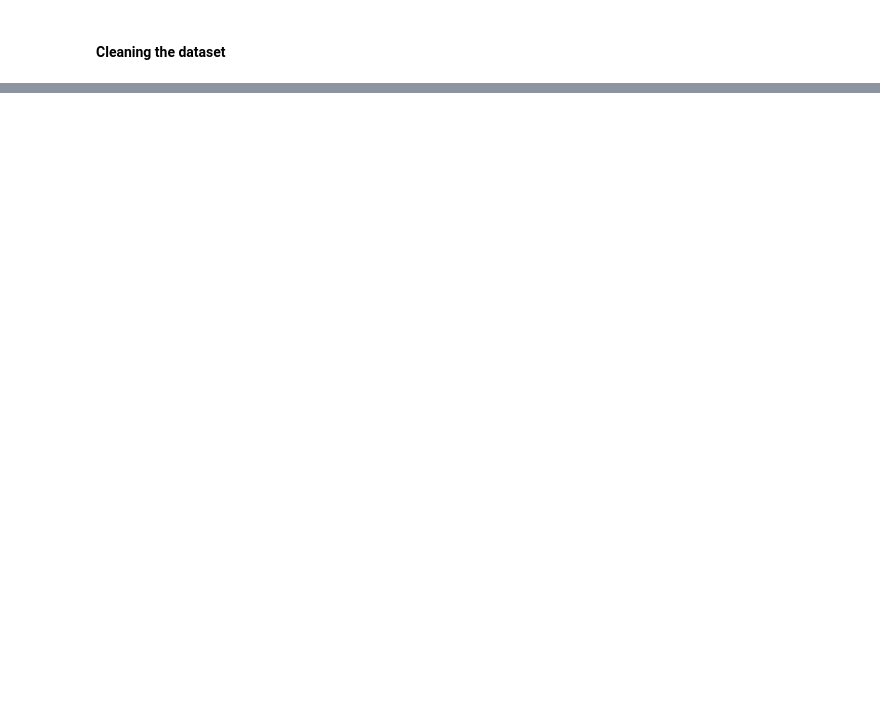
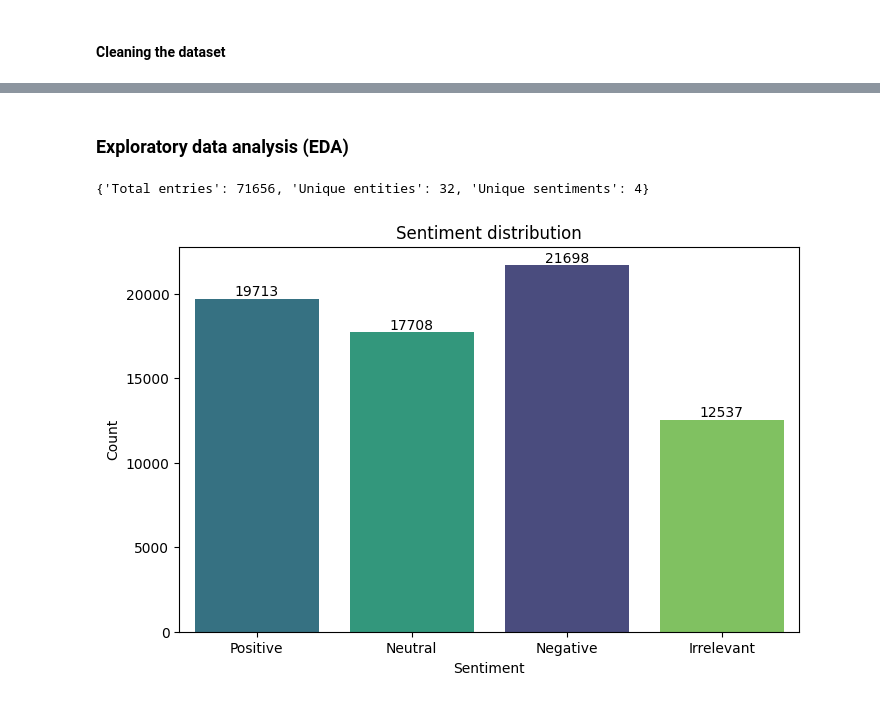
Before and after one commit to naty88/tweets_sentiment_classification, a Jupyter notebook: notebooks/EDA_analysis.ipynb, the cells around one changed output, grey strips where cells are left out. Saved outputs shown, nothing was run; the diff lists cells and outputs as text; code cells hidden in the pictures; blank space fills up the shorter version.

```diff
--- a/notebooks/EDA_analysis.ipynb
+++ b/notebooks/EDA_analysis.ipynb
@@ -24,0 +53,4 @@ df.head(5)
+# %%
+# Remove duplicates
+df.drop_duplicates(keep="last", inplace=True)
+df.shape
@@ -24,0 +59,4 @@ df.head(5)
+# %%
+# Remove rows with missing 'text' values
+df = df.dropna(subset=['Text'])
+df
@@ -24,0 +77,27 @@ df.head(5)
+# %% [markdown]
+### Exploratory data analysis (EDA)
+# %%
+# Basic statistics of the dataset
+data_stats = {
+    "Total entries": len(df),
+    "Unique entities": df['Entity'].nunique(),
+    "Unique sentiments": df['Sentiment'].nunique()
+}
+data_stats
+# %% [output]
+{'Total entries': 71656, 'Unique entities': 32, 'Unique sentiments': 4}
+# %%
+# Distribution of sentiment classes
+sentiment_distribution = df['Sentiment'].value_counts()
+
+# Plotting sentiment distribution
+plt.figure(figsize=(8, 5))
+ax = sns.countplot(data=df, x='Sentiment',  hue_order=df['Sentiment'].value_counts().index, palette='viridis', hue='Sentiment')
+for container in ax.containers:
+        ax.bar_label(container)
+plt.title('Sentiment distribution')
+plt.xlabel('Sentiment')
+plt.ylabel('Count')
+plt.show()
+# %% [output]
+[figure, added]
```
Also changed, not shown: parts of 20 cells of this notebook.
